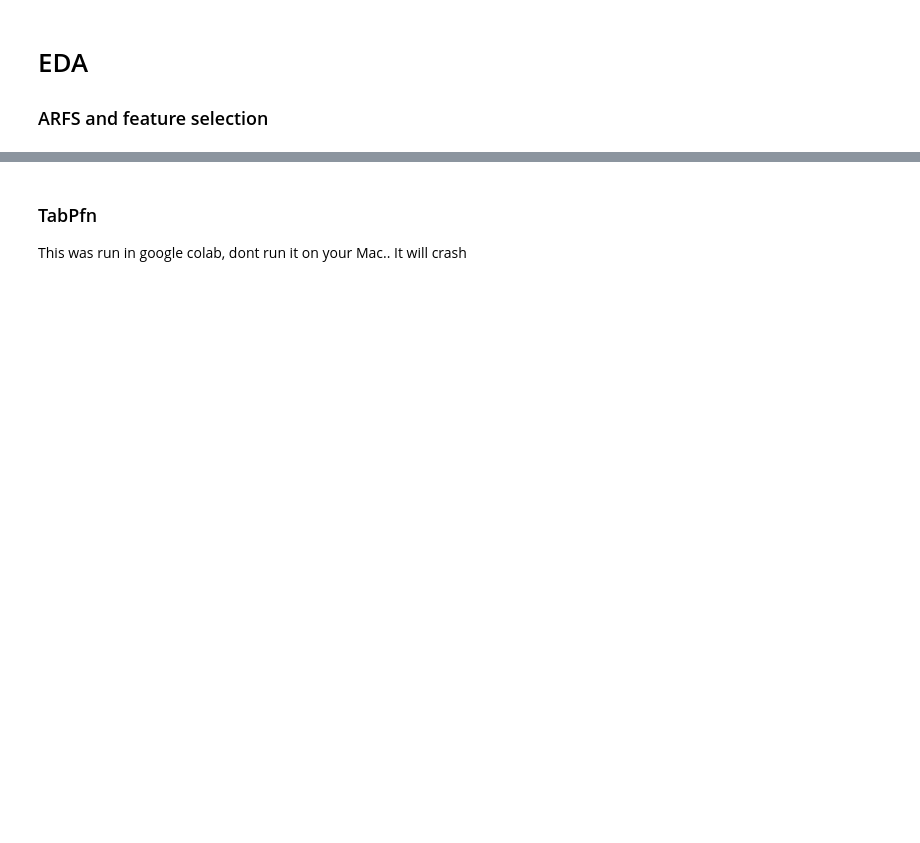
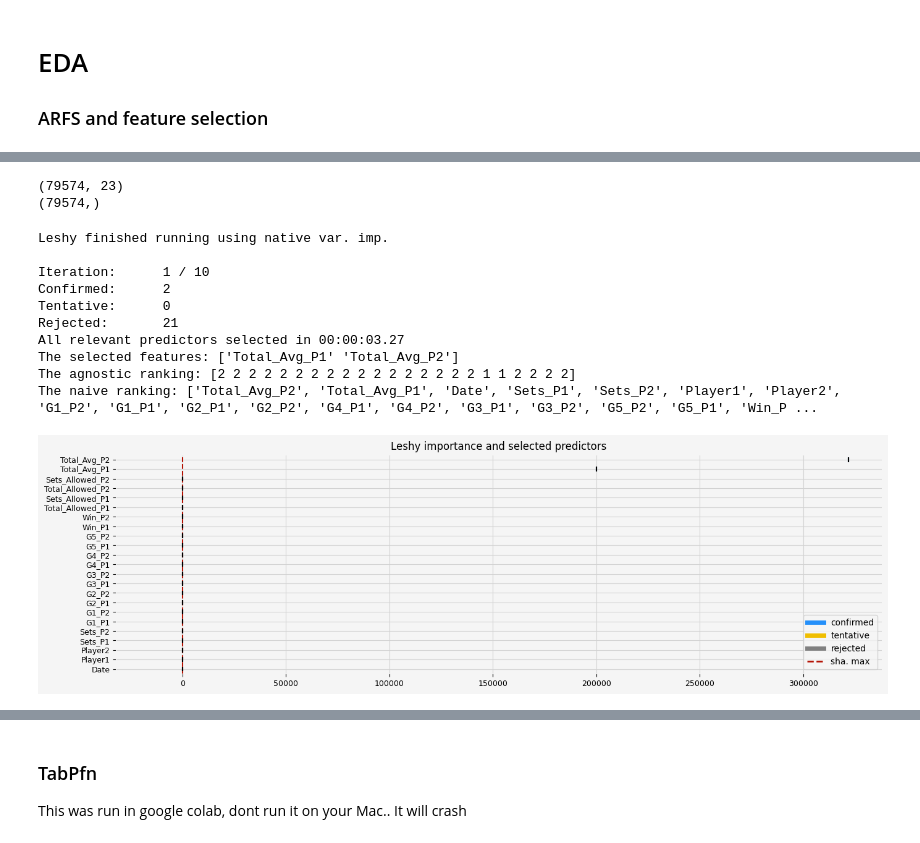
Before and after one commit to forbesjon2/NFL, a Jupyter notebook: SlidingWindowTTennis.ipynb, the cells around one changed output, grey strips where cells are left out. Saved outputs shown, nothing was run; the diff lists cells and outputs as text; code cells hidden in the pictures; blank space fills up the shorter version.

```diff
--- a/SlidingWindowTTennis.ipynb
+++ b/SlidingWindowTTennis.ipynb
@@ -350,5 +594,6 @@ rng = np.random.RandomState(seed=42)
 # %%
 df = pd.read_csv(f'./ttennisData/TTCupSliding50.csv')
 df.info()
+df['H_won'] = df['Total_P1'] > df['Total_P2']
 # %% [output]
 <class 'pandas.core.frame.DataFrame'>
@@ -424,3 +616,78 @@ The naive ranking: ['Total_Allowed_P2', 'Total_Allowed_P1', 'Total_P1', 'Total_P
+# %%
+# Load data
+x_col = [
+    'Date',
+    'Player1',
+    'Player2',
+    'Sets_P1',
+    'Sets_P2',
+
+    'G1_P1',
+    'G1_P2',
+    'G2_P1',
+    'G2_P2',
+    'G3_P1',
+    'G3_P2',
+    'G4_P1',
+    'G4_P2',
+    'G5_P1',
+    'G5_P2',
+
+    'Win_P1',
+    'Win_P2',
+
+    #'G34_P1',
+    #'G34_P2',
+
+#    'No_Odds', # Removed from EDA
+#    'Total_P1', # Unadjusted total (careful re: leakage)
+#    'Total_P2', # Unadjusted total (careful re: leakage)
+#    'Total_Score', # Unadjusted total (careful re: leakage)
+    'Total_Avg_P1',
+    'Total_Avg_P2',
+
+    'Total_Allowed_P1',
+    'Total_Allowed_P2',
+    'Sets_Allowed_P1',
+    'Sets_Allowed_P2',
+]
+
+
+y_col = ['Over_74']
+X = df[x_col]
+y = df['Over_74']
+
+print(X.shape)
+print(y.shape)
+
+model = LGBMClassifier(random_state=42, verbose=-1)
+feat_selector = arfsgroot.Leshy(
+    model, n_estimators=20, verbose=1, max_iter=10, random_state=42, importance="native"
+)
+feat_selector.fit(X, y, sample_weight=None)
+print(f"The selected features: {feat_selector.get_feature_names_out()}")
+print(f"The agnostic ranking: {feat_selector.ranking_}")
+print(f"The naive ranking: {feat_selector.ranking_absolutes_}")
+fig = feat_selector.plot_importance(n_feat_per_inch=5)
+
+# highlight synthetic random variable
+fig = highlight_tick(figure=fig, str_match="random")
+fig = highlight_tick(figure=fig, str_match="genuine", color="green")
+plt.show()
+# %% [output]
+(79574, 23)
+(79574,)
+Leshy finished running using native var. imp.
+
+Iteration:      1 / 10
+Confirmed:      2
+Tentative:      0
+Rejected:       21
+All relevant predictors selected in 00:00:03.27
+The selected features: ['Total_Avg_P1' 'Total_Avg_P2']
+The agnostic ranking: [2 2 2 2 2 2 2 2 2 2 2 2 2 2 2 2 2 1 1 2 2 2 2]
+The naive ranking: ['Total_Avg_P2', 'Total_Avg_P1', 'Date', 'Sets_P1', 'Sets_P2', 'Player1', 'Player2', 'G1_P2', 'G1_P1', 'G2_P1', 'G2_P2', 'G4_P1', 'G4_P2', 'G3_P1', 'G3_P2', 'G5_P2', 'G5_P1', 'Win_P ...
+[figure, added]
 # %%
 # be sure to use the same but non-fitted estimator
 model = LGBMClassifier(random_state=42, verbose=-1)
```
Also changed, not shown: parts of 27 cells of this notebook, 26 other files.
